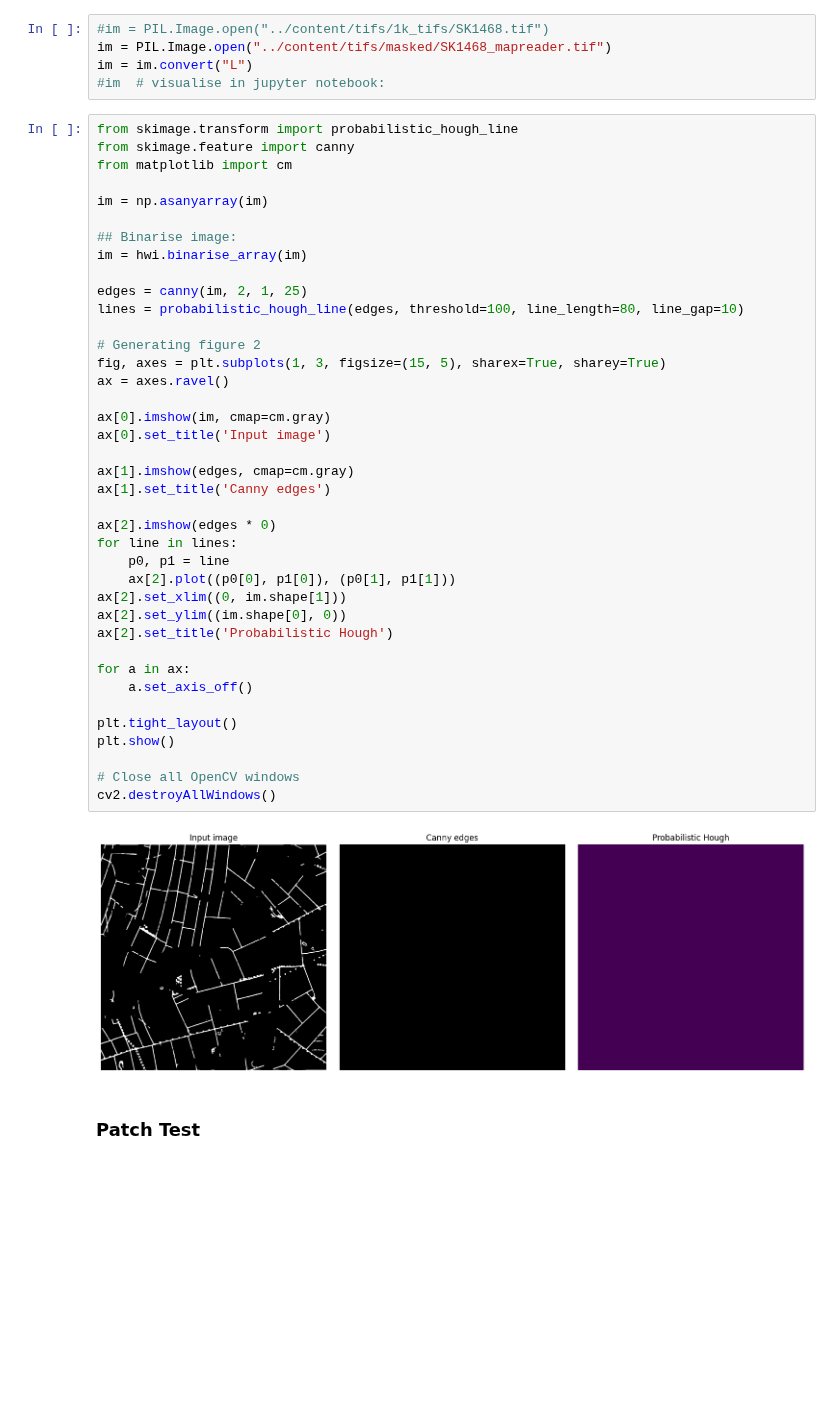
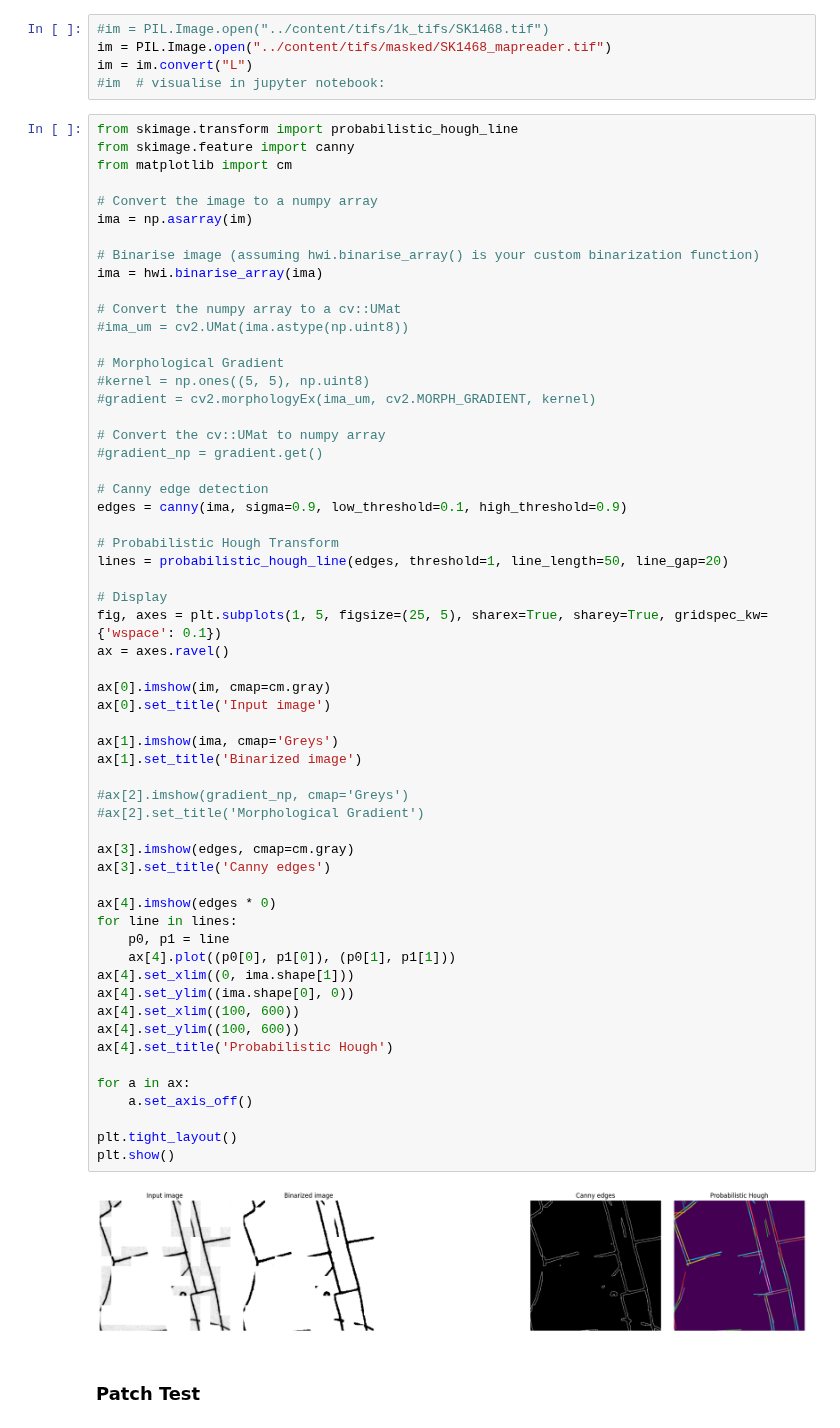
Before and after one commit to pdnpa/cnn-boundaries, a Jupyter notebook: notebooks/Wall inference from historic maps example.ipynb, the cells around one changed output. Cells and saved outputs as stored; diff of their text form; blank space fills up the shorter version.

```diff
--- a/notebooks/Wall inference from historic maps example.ipynb
+++ b/notebooks/Wall inference from historic maps example.ipynb
@@ -27,44 +27,63 @@ im = im.convert("L")
 # %%
 from skimage.transform import probabilistic_hough_line
 from skimage.feature import canny
 from matplotlib import cm
 
-im = np.asanyarray(im)
+# Convert the image to a numpy array
+ima = np.asarray(im)
 
-## Binarise image:
-im = hwi.binarise_array(im)
+# Binarise image (assuming hwi.binarise_array() is your custom binarization function)
+ima = hwi.binarise_array(ima)
 
-edges = canny(im, 2, 1, 25)
-lines = probabilistic_hough_line(edges, threshold=100, line_length=80, line_gap=10)
+# Convert the numpy array to a cv::UMat
+#ima_um = cv2.UMat(ima.astype(np.uint8))
 
-# Generating figure 2
-fig, axes = plt.subplots(1, 3, figsize=(15, 5), sharex=True, sharey=True)
+# Morphological Gradient
+#kernel = np.ones((5, 5), np.uint8)
+#gradient = cv2.morphologyEx(ima_um, cv2.MORPH_GRADIENT, kernel)
+
+# Convert the cv::UMat to numpy array
+#gradient_np = gradient.get()
+
+# Canny edge detection
+edges = canny(ima, sigma=0.9, low_threshold=0.1, high_threshold=0.9)
+
+# Probabilistic Hough Transform
+lines = probabilistic_hough_line(edges, threshold=1, line_length=50, line_gap=20)
+
+# Display
+fig, axes = plt.subplots(1, 5, figsize=(25, 5), sharex=True, sharey=True, gridspec_kw={'wspace': 0.1})
 ax = axes.ravel()
 
 ax[0].imshow(im, cmap=cm.gray)
 ax[0].set_title('Input image')
 
-ax[1].imshow(edges, cmap=cm.gray)
-ax[1].set_title('Canny edges')
+ax[1].imshow(ima, cmap='Greys')
+ax[1].set_title('Binarized image')
 
-ax[2].imshow(edges * 0)
+#ax[2].imshow(gradient_np, cmap='Greys')
+#ax[2].set_title('Morphological Gradient')
+
+ax[3].imshow(edges, cmap=cm.gray)
+ax[3].set_title('Canny edges')
+
+ax[4].imshow(edges * 0)
 for line in lines:
     p0, p1 = line
-    ax[2].plot((p0[0], p1[0]), (p0[1], p1[1]))
-ax[2].set_xlim((0, im.shape[1]))
-ax[2].set_ylim((im.shape[0], 0))
-ax[2].set_title('Probabilistic Hough')
+    ax[4].plot((p0[0], p1[0]), (p0[1], p1[1]))
+ax[4].set_xlim((0, ima.shape[1]))
+ax[4].set_ylim((ima.shape[0], 0))
+ax[4].set_xlim((100, 600))
+ax[4].set_ylim((100, 600))
+ax[4].set_title('Probabilistic Hough')
 
 for a in ax:
     a.set_axis_off()
 
 plt.tight_layout()
 plt.show()
-
-# Close all OpenCV windows
-cv2.destroyAllWindows()
 # %% [output]
-[figure, old version]
+[figure, new version]
 # %% [markdown]
 ### Patch Test
 # %%
```
Also changed, not shown: parts of 1 cell of this notebook.
